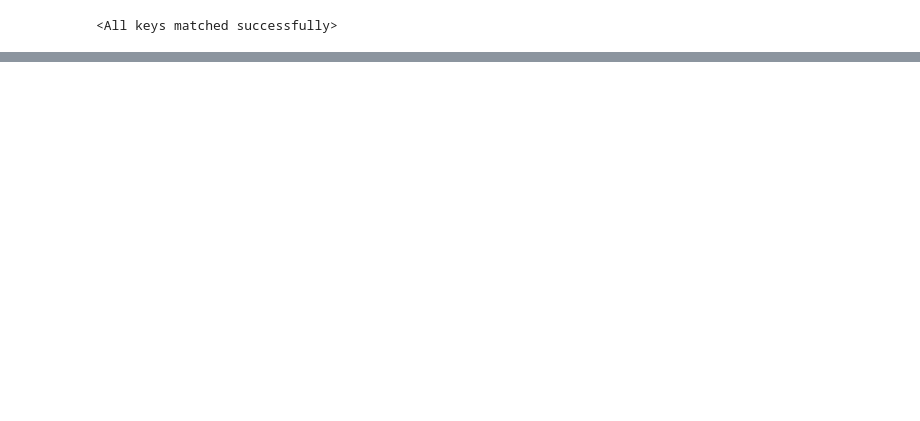
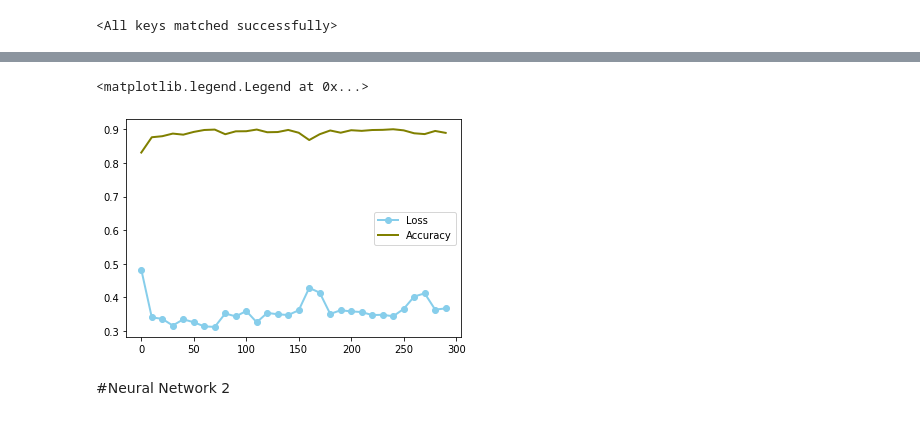
Before and after one commit to don3tan/MLCodingChallenge, a Jupyter notebook: nn.ipynb, the cells around one changed output, grey strips where cells are left out. Drawn from its saved outputs; the diff is of its cells as text; code cells hidden in the pictures; blank space fills up the shorter version.

```diff
--- a/nn.ipynb
+++ b/nn.ipynb
@@ -417,7 +427,7 @@ plt.ylabel('[predicted label]');
 # restore pre-trained model snapshot
 best_model_numbers = list(range(0,num_epochs,10))
 
-test_results = []
+test_results_1 = []
 
 for best_model_number in best_model_numbers:
 
@@ -427,7 +437,7 @@ for best_model_number in best_model_numbers:
   best_model = MNISTNet()
 
   # load pre-trained models
-  best_model.load_state_dict(torch.load(os.path.join("models", "model_epoch_{}.pth".format(best_model_number)), map_location='cpu'))
+  best_model.load_state_dict(torch.load(os.path.join("models", "model1_epoch_{}.pth".format(best_model_number)), map_location='cpu'))
 
   # init collection of mini-batch losses
   eval_mini_batch_losses = []
@@ -453,4 +463,4 @@ for best_model_number in best_model_numbers:
 
   temp_results.append(metrics.accuracy_score(reshaped_eval_dataset.tensors[1], predictions.detach()))
 
-  test_results.append(temp_results)
+  test_results_1.append(temp_results)
@@ -476,0 +488,9 @@ test_results
+# %%
+test_results_1 = pd.DataFrame(test_results)
+# multiple line plot
+plt.plot( test_results_1.iloc[:,0], test_results_1.iloc[:,1], marker='o', color='skyblue', linewidth=2,label="Loss")
+plt.plot( test_results_1.iloc[:,0], test_results_1.iloc[:,2], marker='', color='olive', linewidth=2, label="Accuracy")
+plt.legend()
+# %% [output]
+<matplotlib.legend.Legend at 0x...>
+[figure, added]
@@ -476,0 +499,2 @@ test_results
+# %% [markdown]
+#Neural Network 2
```
Also changed, not shown: parts of 35 cells of this notebook.
